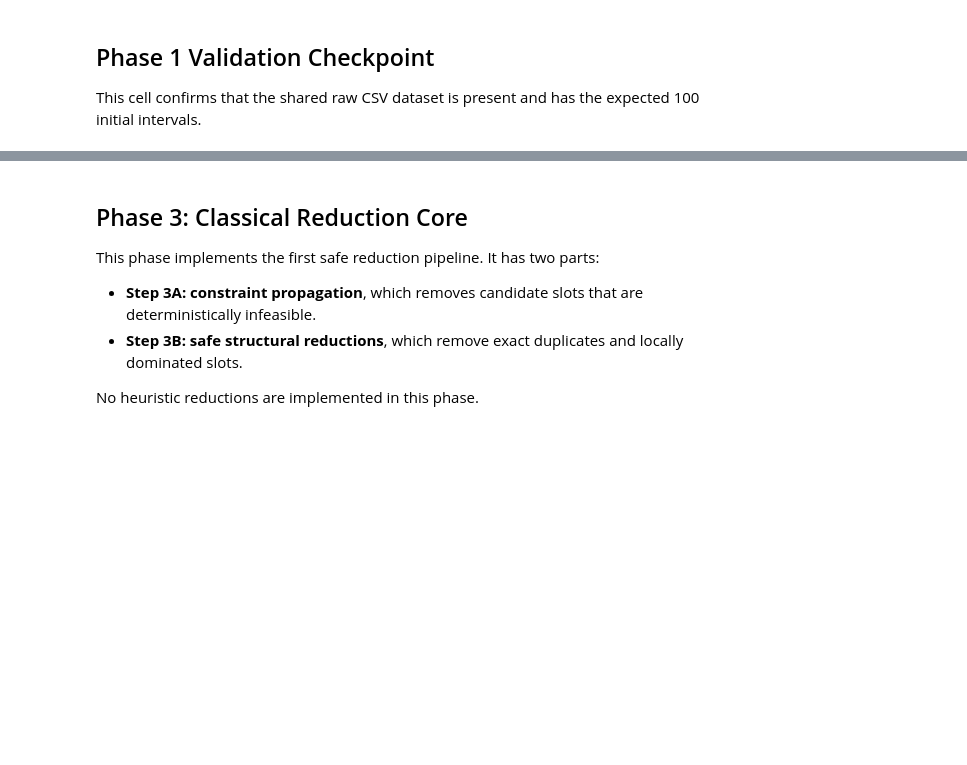
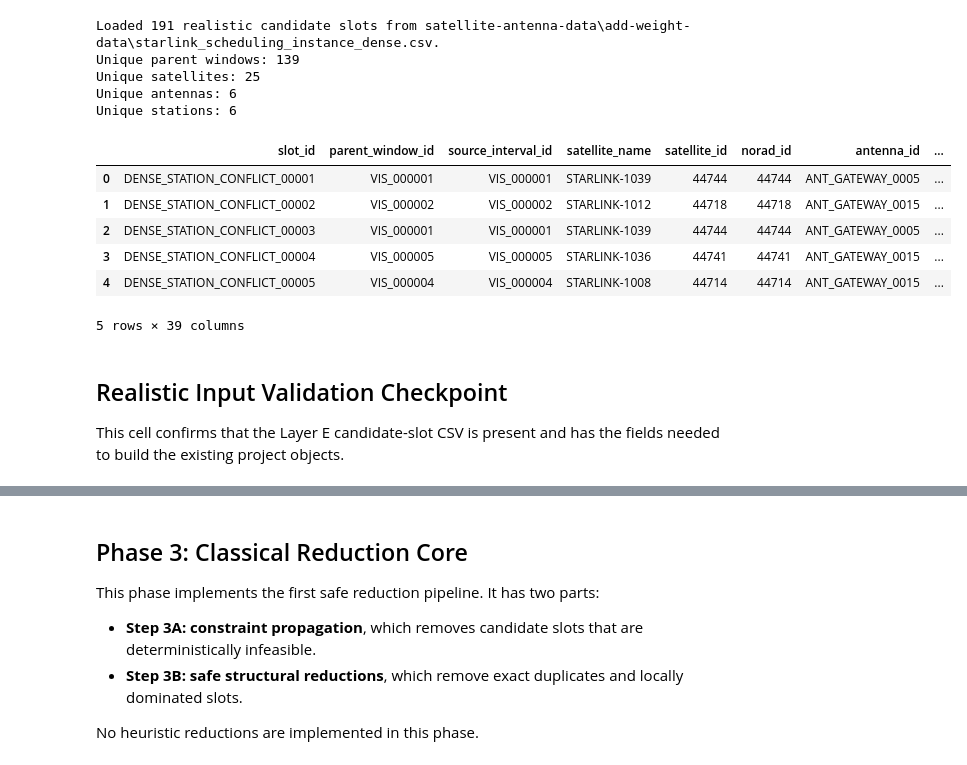
Before and after one commit to Guflie/mssp-quant-ann, a Jupyter notebook: satelite-optimization/ground_station_pipeline.ipynb, the cells around one changed output, grey strips where cells are left out. Saved outputs shown, nothing was run; the diff lists cells and outputs as text; code cells hidden in the pictures; blank space fills up the shorter version.

```diff
--- a/satelite-optimization/ground_station_pipeline.ipynb
+++ b/satelite-optimization/ground_station_pipeline.ipynb
@@ -64,4 +36,73 @@ First five raw rows:
+# %%
+REALISTIC_SLOT_DATASET_PATH = Path(
+    "satellite-antenna-data/add-weight-data/starlink_scheduling_instance_dense.csv"
+)
+# Other useful choices:
+# REALISTIC_SLOT_DATASET_PATH = Path("satellite-antenna-data/add-weight-data/starlink_scheduling_instance_small.csv")
+# REALISTIC_SLOT_DATASET_PATH = Path("satellite-antenna-data/add-weight-data/starlink_scheduling_instance_medium.csv")
+# REALISTIC_SLOT_DATASET_PATH = Path("satellite-antenna-data/add-weight-data/starlink_scheduling_instance_dense.csv")
+
+
+def load_realistic_candidate_slot_rows(csv_path: Path) -> pd.DataFrame:
+    """Load candidate slots generated by realistic data Layer E.
+
+    Parameters
+    ----------
+    csv_path:
+        Path to a Layer E candidate-slot CSV.
+
+    Returns
+    -------
+    pandas.DataFrame
+        Candidate-slot rows with all fields needed to build adapter objects.
+    """
+    if not csv_path.exists():
+        raise FileNotFoundError(f"Missing realistic candidate-slot dataset: {csv_path}")
+
+    rows = pd.read_csv(csv_path)
+    required_columns = {
+        "slot_id",
+        "source_interval_id",
+        "satellite_id",
+        "antenna_id",
+        "station_id",
+        "station_name",
+        "start_time_hours",
+        "end_time_hours",
+        "priority",
+        "urgency",
+        "weight",
+        "reconfiguration_time_hours",
+    }
+    missing_columns = required_columns - set(rows.columns)
+    if missing_columns:
+        raise ValueError(f"Layer E dataset is missing required columns: {sorted(missing_columns)}")
+
+    return rows
+
+
+realistic_slot_rows = load_realistic_candidate_slot_rows(REALISTIC_SLOT_DATASET_PATH)
+
+print(f"Loaded {len(realistic_slot_rows)} realistic candidate slots from {REALISTIC_SLOT_DATASET_PATH}.")
+print(f"Unique parent windows: {realistic_slot_rows['source_interval_id'].nunique()}")
+print(f"Unique satellites: {realistic_slot_rows['satellite_id'].nunique()}")
+print(f"Unique antennas: {realistic_slot_rows['antenna_id'].nunique()}")
+print(f"Unique stations: {realistic_slot_rows['station_id'].nunique()}")
+realistic_slot_rows.head()
+# %% [output]
+Loaded 191 realistic candidate slots from satellite-antenna-data\add-weight-data\starlink_scheduling_instance_dense.csv.
+Unique parent windows: 139
+Unique satellites: 25
+Unique antennas: 6
+Unique stations: 6
+|  | slot_id | parent_window_id | source_interval_id | satellite_name | satellite_id | norad_id | antenna_id | ... |
+| 0 | DENSE_STATION_CONFLICT_00001 | VIS_000001 | VIS_000001 | STARLINK-1039 | 44744 | 44744 | ANT_GATEWAY_0005 | ... |
+| 1 | DENSE_STATION_CONFLICT_00002 | VIS_000002 | VIS_000002 | STARLINK-1012 | 44718 | 44718 | ANT_GATEWAY_0015 | ... |
+| 2 | DENSE_STATION_CONFLICT_00003 | VIS_000001 | VIS_000001 | STARLINK-1039 | 44744 | 44744 | ANT_GATEWAY_0005 | ... |
+| 3 | DENSE_STATION_CONFLICT_00004 | VIS_000005 | VIS_000005 | STARLINK-1036 | 44741 | 44741 | ANT_GATEWAY_0015 | ... |
+| 4 | DENSE_STATION_CONFLICT_00005 | VIS_000004 | VIS_000004 | STARLINK-1008 | 44714 | 44714 | ANT_GATEWAY_0015 | ... |
+5 rows × 39 columns
 # %% [markdown]
-## Phase 1 Validation Checkpoint
+## Realistic Input Validation Checkpoint
 
-This cell confirms that the shared raw CSV dataset is present and has the expected 100 initial intervals.
+This cell confirms that the Layer E candidate-slot CSV is present and has the fields needed to build the existing project objects.
```
Also changed, not shown: parts of 55 cells of this notebook, 18 other files.
